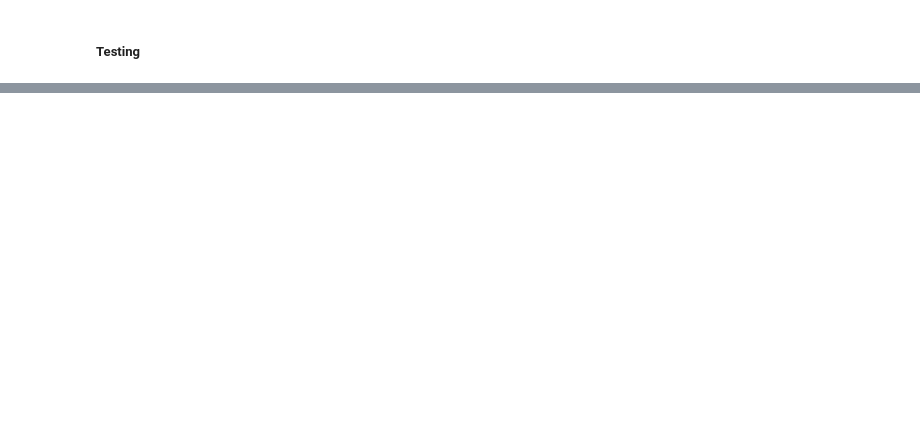
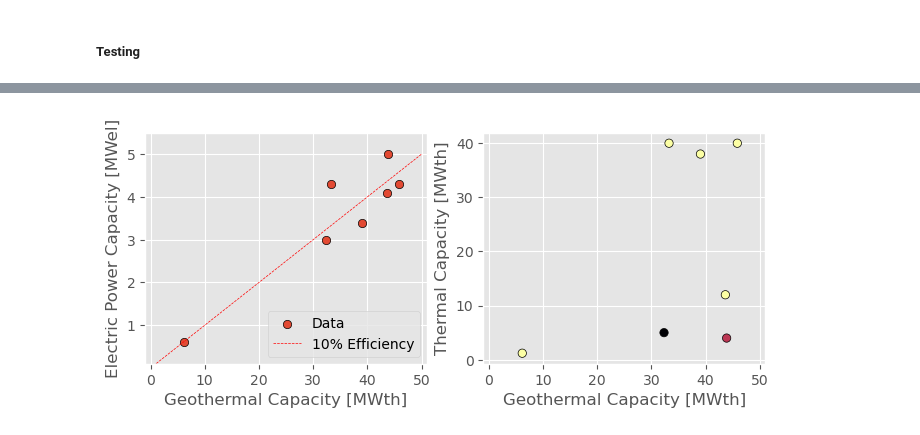
Before and after one commit to LukasFrankenQ/egs_market_integration, a Jupyter notebook: notebooks/chp_notes.ipynb, the cells around one changed output, grey strips where cells are left out. Saved outputs shown, nothing was run; the diff lists cells and outputs as text; code cells hidden in the pictures; blank space fills up the shorter version.

```diff
--- a/notebooks/chp_notes.ipynb
+++ b/notebooks/chp_notes.ipynb
@@ -187,0 +316,55 @@ WARNING:pypsa.linopf:Optimization failed with status warning and termination con
+# %%
+x = dT * frs * c * 1e-6
+y = Pel
+
+fig, axs = plt.subplots(1, 2, figsize=(8, 3))
+
+axs[0].scatter(
+    x,
+    y,
+    edgecolor='black',
+    linewidth=0.5,
+    label='Data'
+    )
+
+parallel = [0, 1, 1, 0.5, 1, 1, 1]
+
+axs[1].scatter(
+    x,
+    Pth,
+    edgecolor='black',
+    linewidth=0.5,
+    label='Data',
+    c=parallel,
+    cmap='inferno',
+    )
+
+hx = np.linspace(0, 50, 2)
+hy = 0.1 * hx
+
+axs[0].plot(
+    hx,
+    hy,
+    color='red',
+    label='10% Efficiency',
+    linewidth=0.5,
+    linestyle='dashed'
+    )
+
+for ax in axs:
+    ax.set_xlim(-1, 51)
+
+axs[0].set_ylim(0.1, 5.5)
+
+axs[0].set_xlabel("Geothermal Capacity [MWth]")
+axs[1].set_xlabel("Geothermal Capacity [MWth]")
+
+axs[0].set_ylabel("Electric Power Capacity [MWel]")
+axs[1].set_ylabel("Thermal Capacity [MWth]")
+
+axs[0].legend(loc='lower right')
+
+
+plt.show()
+# %% [output]
+[figure, added]
```
Also changed, not shown: parts of 14 cells of this notebook.
